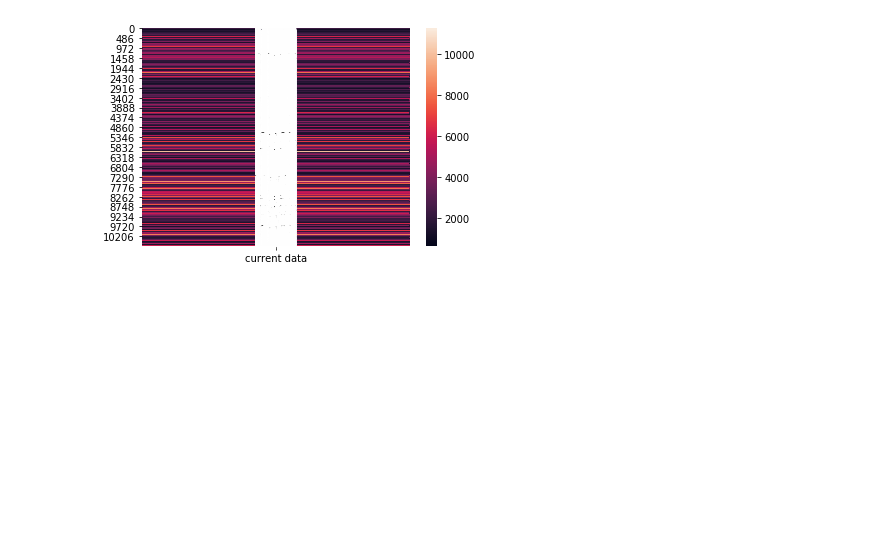
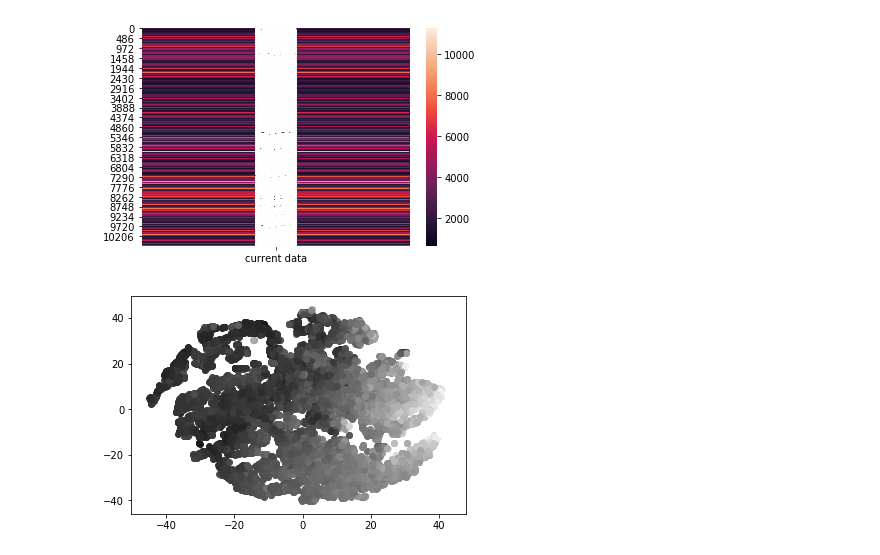
Before and after one commit to Shaviv-Hoffman-Lowitz/Updated-UC-Berkeley-School-of-Optometry-Research, a Jupyter notebook: PCA_and_t-SNE_color-coded_with_KMeans_clusters.ipynb, the cells around one changed output. Cells and saved outputs as stored; diff of their text form; code cells hidden in the pictures; blank space fills up the shorter version.

Commit message:
Got initial heatmaps

```diff
--- a/PCA_and_t-SNE_color-coded_with_KMeans_clusters.ipynb
+++ b/PCA_and_t-SNE_color-coded_with_KMeans_clusters.ipynb
@@ -579,20 +595,9 @@ for txt in heatmap.texts:
 # %% [output]
 [figure]
-# %%
-#500 Iterations
-
-tsne = TSNE(n_components = 2, n_iter = 500, perplexity = 30, random_state = 123)
-tsne_run = tsne.fit_transform(array_data)
-print(tsne_run)
-my_dictionary = {}
-
-#Visualizing K-Means with 8 clusters using t-SNE
-
-for i in range(0, array_data.shape[0]):
-    holder = kmeans.labels_[i]
-    curr_value = "c" + str(holder + 1)
-    my_dictionary[curr_value] = plt.scatter(tsne_run[i,0],tsne_run[i,1],c=heatmap_values[i],marker=symbol_array[holder])
-
-plt.legend([my_dictionary["c1"], my_dictionary["c2"], my_dictionary["c3"], my_dictionary["c4"], my_dictionary["c5"], my_dictionary["c6"], my_dictionary["c7"], my_dictionary["c8"]],['Cluster 1', 'Cluster 2','Cluster 3', 'Cluster 4', 'Cluster 5', 'Cluster 6', 'Cluster 7', 'Cluster 8'])
-plt.title('Visualizing K-Means clusters using t-SNE')
-plt.show()
+# %%
+for i in range(array_data.shape[0]):
+    holder = heatmap_values[i]
+    plt.scatter(tsne_run[i][0],tsne_run[i][1],c=str(holder))
+plt.show()
+# %% [output]
+[figure, added]
```
Also changed, not shown: parts of 18 cells of this notebook.
